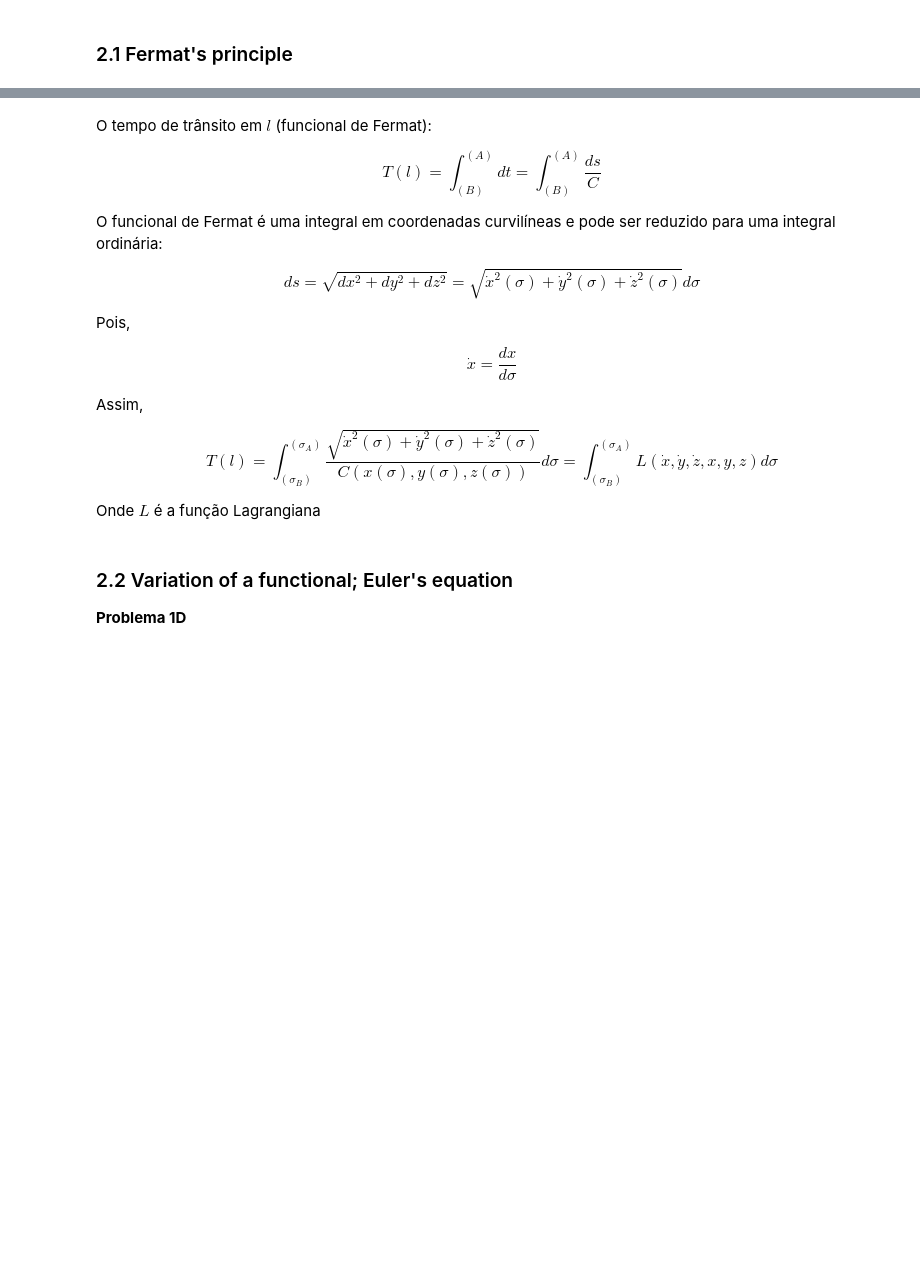
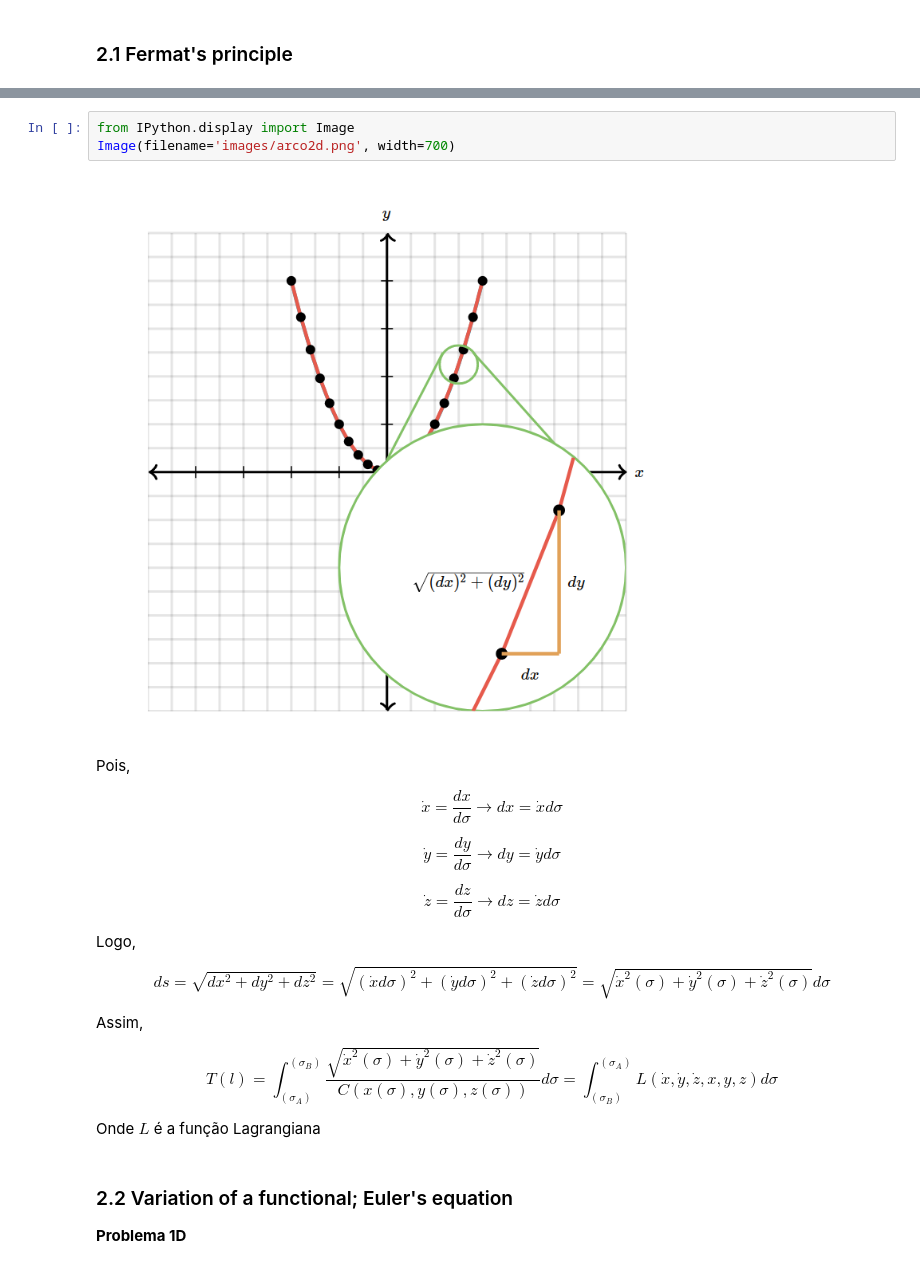
Before and after one commit to Geofisicando/introducao-teoria-raio, a Jupyter notebook: popov/cap2/solutionOfTheEikonalEquation.ipynb, the cells around one changed output, grey strips where cells are left out. Saved outputs shown, nothing was run; the diff lists cells and outputs as text; blank space fills up the shorter version.

```diff
--- a/popov/cap2/solutionOfTheEikonalEquation.ipynb
+++ b/popov/cap2/solutionOfTheEikonalEquation.ipynb
@@ -27,19 +41,24 @@ Image(filename='images/fermat.png', width=900)
+# %%
+from IPython.display import Image
+Image(filename='images/arco2d.png', width=700)
+# %% [output]
+[figure, added]
 # %% [markdown]
-O tempo de trânsito em $l$ (funcional de Fermat):
-
-$$T(l)=\int_{(B)}^{(A)}dt=\int_{(B)}^{(A)}\frac{ds}{C}$$
-
-O funcional de Fermat é uma integral em coordenadas curvilíneas e pode ser reduzido para uma integral ordinária:
-
-$$ds=\sqrt{dx^2+dy^2+dz^2}=\sqrt{\dot{x}^2(\sigma)+\dot{y}^2(\sigma)+\dot{z}^2(\sigma)}d\sigma$$
-
 Pois,
 
-$$\dot{x}=\frac{dx}{d\sigma}$$
+$$\dot{x}=\frac{dx}{d\sigma}\to dx=\dot{x}d\sigma$$
+
+$$\dot{y}=\frac{dy}{d\sigma}\to dy=\dot{y}d\sigma$$
+
+$$\dot{z}=\frac{dz}{d\sigma}\to dz=\dot{z}d\sigma$$
+
+Logo,
+
+$$ds=\sqrt{dx^2+dy^2+dz^2}=\sqrt{(\dot{x}d\sigma)^2+(\dot{y}d\sigma)^2+(\dot{z}d\sigma)^2}=\sqrt{\dot{x}^2(\sigma)+\dot{y}^2(\sigma)+\dot{z}^2(\sigma)}d\sigma$$
 
 Assim,
 
-$$T(l)=\int_{(\sigma_B)}^{(\sigma_A)}\frac{\sqrt{\dot{x}^2(\sigma)+\dot{y}^2(\sigma)+\dot{z}^2(\sigma)}}{C(x(\sigma),y(\sigma),z(\sigma))}d\sigma=\int_{(\sigma_B)}^{(\sigma_A)}L(\dot{x},\dot{y},\dot{z},x,y,z)d\sigma$$
+$$T(l)=\int_{(\sigma_A)}^{(\sigma_B)}\frac{\sqrt{\dot{x}^2(\sigma)+\dot{y}^2(\sigma)+\dot{z}^2(\sigma)}}{C(x(\sigma),y(\sigma),z(\sigma))}d\sigma=\int_{(\sigma_B)}^{(\sigma_A)}L(\dot{x},\dot{y},\dot{z},x,y,z)d\sigma$$
 
 Onde $L$ é a função Lagrangiana
 # %% [markdown]
```
Also changed, not shown: parts of 24 cells of this notebook, 4 other files.
